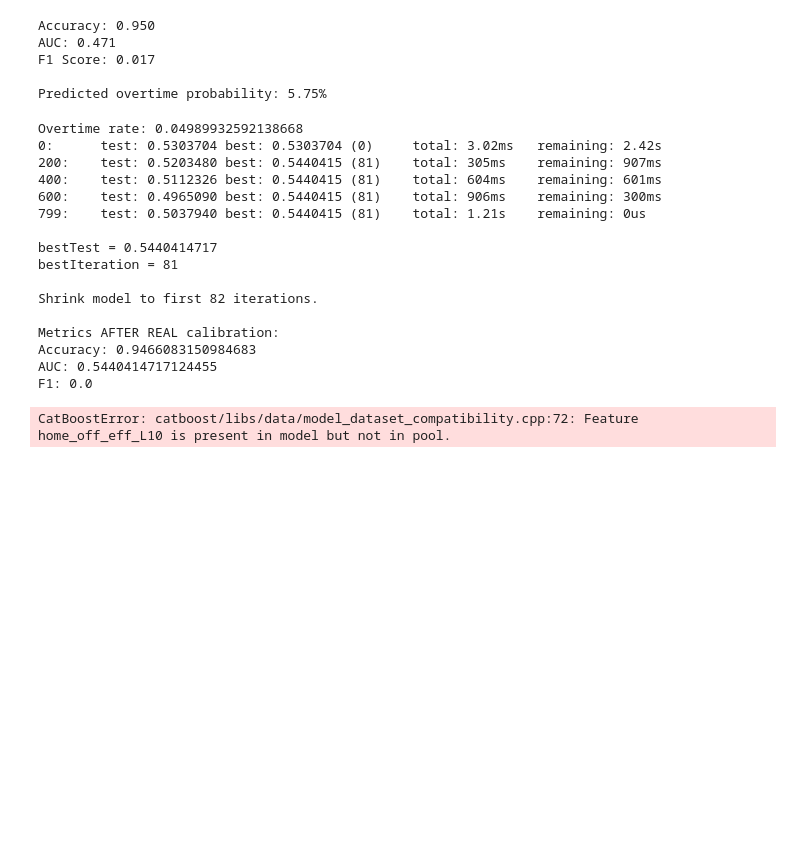
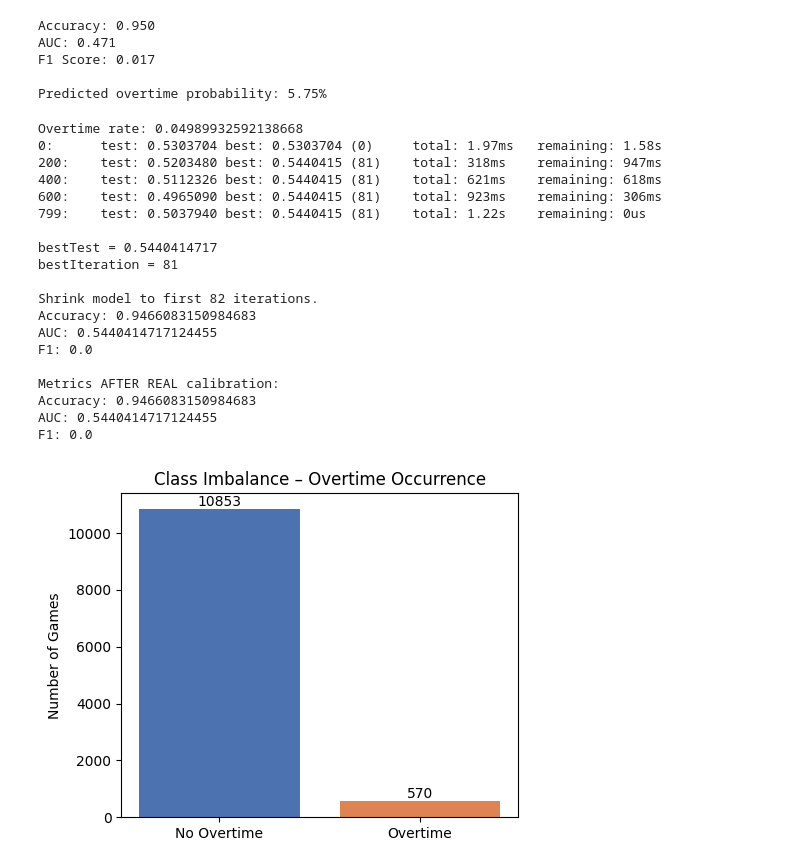
Before and after one commit to simonator420/StatistIQ, a Jupyter notebook: Scripts/ai/train/overtime_chance.ipynb, the cells around one changed output. Drawn from its saved outputs; the diff is of its cells as text; code cells hidden in the pictures; blank space fills up the shorter version.

```diff
--- a/Scripts/ai/train/overtime_chance.ipynb
+++ b/Scripts/ai/train/overtime_chance.ipynb
@@ -518,12 +522,9 @@ print("Overtime rate:", df["overtime"].mean())
 X = df[features]
 y = df["overtime"]
 
-from sklearn.model_selection import train_test_split
 X_train, X_test, y_train, y_test = train_test_split(
     X, y, test_size=0.2, stratify=y, random_state=42
 )
-
-from catboost import CatBoostClassifier
 
 model = CatBoostClassifier(
     iterations=800,
@@ -540,46 +541,59 @@ model.fit(X_train, y_train, eval_set=(X_test, y_test))
 
 train_raw = model.predict(X_train, prediction_type="RawFormulaVal")
 test_raw  = model.predict(X_test,  prediction_type="RawFormulaVal")
+print("Accuracy:", accuracy_score(y_test, y_pred))
+print("AUC:", roc_auc_score(y_test, y_prob))
+print("F1:", f1_score(y_test, y_pred))
 
-import numpy as np
 train_raw = np.array(train_raw).reshape(-1, 1)
 test_raw  = np.array(test_raw).reshape(-1, 1)
-
-from sklearn.linear_model import LogisticRegression
 
 calibrator = LogisticRegression(max_iter=500)
 calibrator.fit(train_raw, y_train)
 
 y_prob = calibrator.predict_proba(test_raw)[:, 1]
 y_pred = (y_prob > 0.5).astype(int)
 
-from sklearn.metrics import accuracy_score, roc_auc_score, f1_score
-
 print("\nMetrics AFTER REAL calibration:")
 print("Accuracy:", accuracy_score(y_test, y_pred))
 print("AUC:", roc_auc_score(y_test, y_prob))
 print("F1:", f1_score(y_test, y_pred))
 
-sample_raw = model.predict(sample, prediction_type="RawFormulaVal")
-sample_raw = float(sample_raw)  # convert to scalar
-sample_prob = calibrator.predict_proba([[sample_raw]])[0, 1]
+counts = df["overtime"].value_counts().sort_index()
 
-print(f"\nCalibrated OT probability: {sample_prob * 100:.2f}%")
+labels = ["No Overtime", "Overtime"]
+values = counts.values
+colors = ["#4C72B0", "#DD8452"]
+
+plt.figure(figsize=(5, 4))
+plt.bar(labels, values, color=colors)
+
+plt.title("Class Imbalance – Overtime Occurrence")
+plt.ylabel("Number of Games")
+
+for i, v in enumerate(values):
+    plt.text(i, v, f"{v}", ha="center", va="bottom")
+
+plt.tight_layout()
+plt.show()
 # %% [output]
 Overtime rate: 0.04989932592138668
-0:      test: 0.5303704 best: 0.5303704 (0)     total: 3.02ms   remaining: 2.42s
-200:    test: 0.5203480 best: 0.5440415 (81)    total: 305ms    remaining: 907ms
-400:    test: 0.5112326 best: 0.5440415 (81)    total: 604ms    remaining: 601ms
-600:    test: 0.4965090 best: 0.5440415 (81)    total: 906ms    remaining: 300ms
-799:    test: 0.5037940 best: 0.5440415 (81)    total: 1.21s    remaining: 0us
+0:      test: 0.5303704 best: 0.5303704 (0)     total: 1.97ms   remaining: 1.58s
+200:    test: 0.5203480 best: 0.5440415 (81)    total: 318ms    remaining: 947ms
+400:    test: 0.5112326 best: 0.5440415 (81)    total: 621ms    remaining: 618ms
+600:    test: 0.4965090 best: 0.5440415 (81)    total: 923ms    remaining: 306ms
+799:    test: 0.5037940 best: 0.5440415 (81)    total: 1.22s    remaining: 0us
 
 bestTest = 0.5440414717
 bestIteration = 81
 
 Shrink model to first 82 iterations.
+Accuracy: 0.9466083150984683
+AUC: 0.5440414717124455
+F1: 0.0
 
 Metrics AFTER REAL calibration:
 Accuracy: 0.9466083150984683
 AUC: 0.5440414717124455
 F1: 0.0
-CatBoostError: catboost/libs/data/model_dataset_compatibility.cpp:72: Feature home_off_eff_L10 is present in model but not in pool.
+[figure, added]
```
Also changed, not shown: parts of 2 cells of this notebook, 9 other files.
